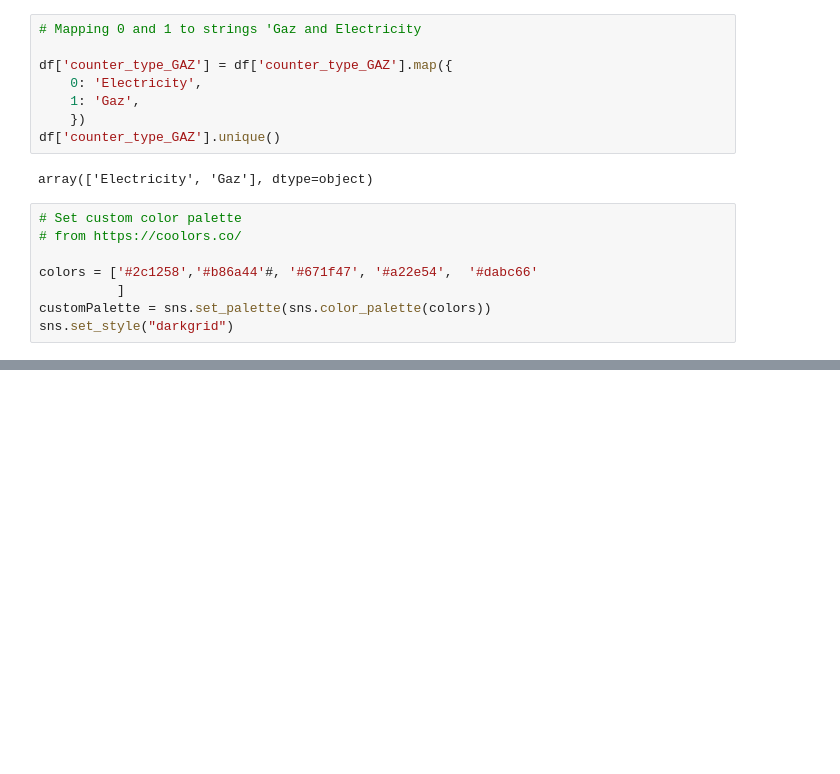
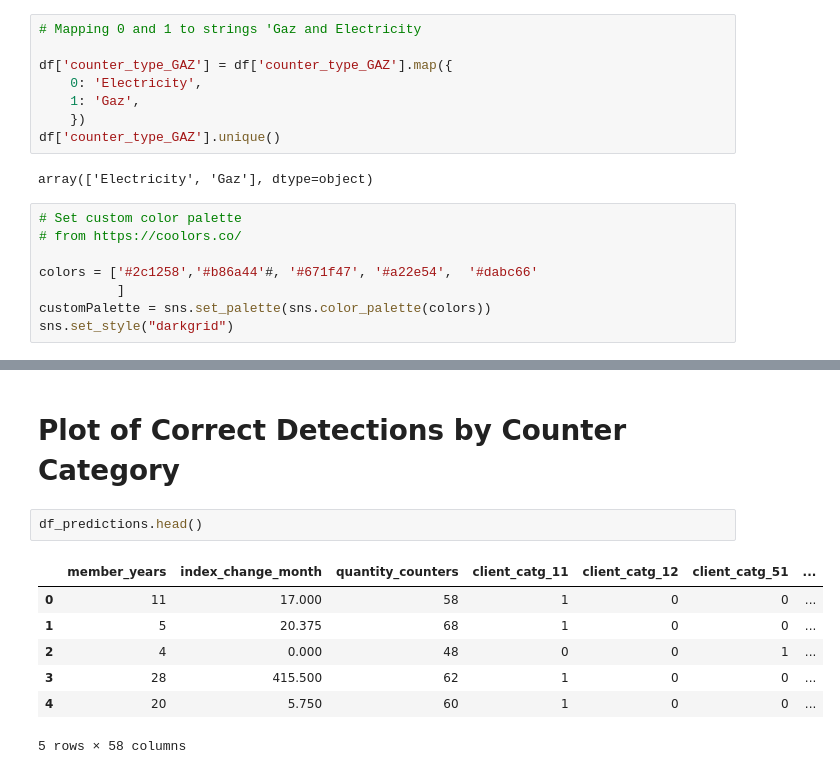
Before and after one commit to Cazta/fraud_detection_electricity_company, a Jupyter notebook: plot_target_distribution.ipynb, the cells around one changed output, grey strips where cells are left out. Cells and saved outputs as stored; diff of their text form; blank space fills up the shorter version.

```diff
--- a/plot_target_distribution.ipynb
+++ b/plot_target_distribution.ipynb
@@ -120,0 +81,12 @@ NameError: name 'df_kc_clean' is not defined
+# %% [markdown]
+# Plot of Correct Detections by Counter Category
+# %%
+df_predictions.head()
+# %% [output]
+|  | member_years | index_change_month | quantity_counters | client_catg_11 | client_catg_12 | client_catg_51 | ... |
+| 0 | 11 | 17.000 | 58 | 1 | 0 | 0 | ... |
+| 1 | 5 | 20.375 | 68 | 1 | 0 | 0 | ... |
+| 2 | 4 | 0.000 | 48 | 0 | 0 | 1 | ... |
+| 3 | 28 | 415.500 | 62 | 1 | 0 | 0 | ... |
+| 4 | 20 | 5.750 | 60 | 1 | 0 | 0 | ... |
+5 rows × 58 columns
```
Also changed, not shown: parts of 10 cells of this notebook, 1 other file.
